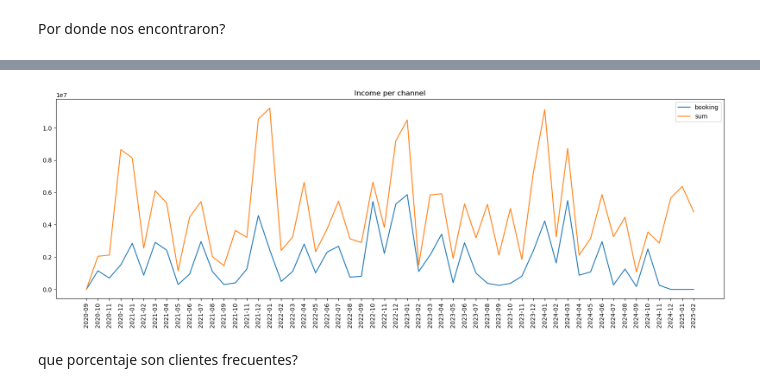
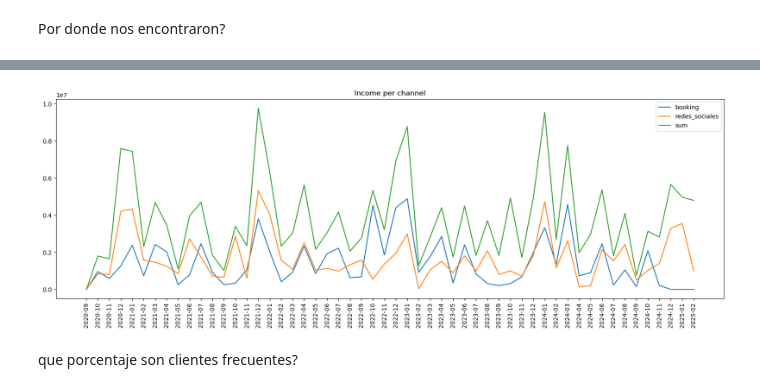
Before and after one commit to ejfdelgado/ejflab-ds-refugio, a Jupyter notebook: workspace/notebooks/Main.ipynb, the cells around one changed output, grey strips where cells are left out. Cells and saved outputs as stored; diff of their text form; code cells hidden in the pictures.

```diff
--- a/workspace/notebooks/Main.ipynb
+++ b/workspace/notebooks/Main.ipynb
@@ -55,9 +71,9 @@ utility.channel_analysis_2(["booking"], "pax_sum", "Persons per channel")
 # %%
 reload(utility)
 #utility.channel_analysis_2(["booking", "redes_sociales", "referido", "walk_in", "recurrente", "amigo"], "price_sum", "Income per channel")
-utility.channel_analysis_2(["booking"], "price_sum", "Income per channel")
+utility.channel_analysis_2(["booking", "redes_sociales"], "price_sum", "Income per channel")
 # %% [output]
-[figure, old version]
+[figure, new version]
 # %% [markdown]
 que porcentaje son clientes frecuentes?
 # %% [markdown]
```
Also changed, not shown: parts of 5 cells of this notebook, 1 other file.
